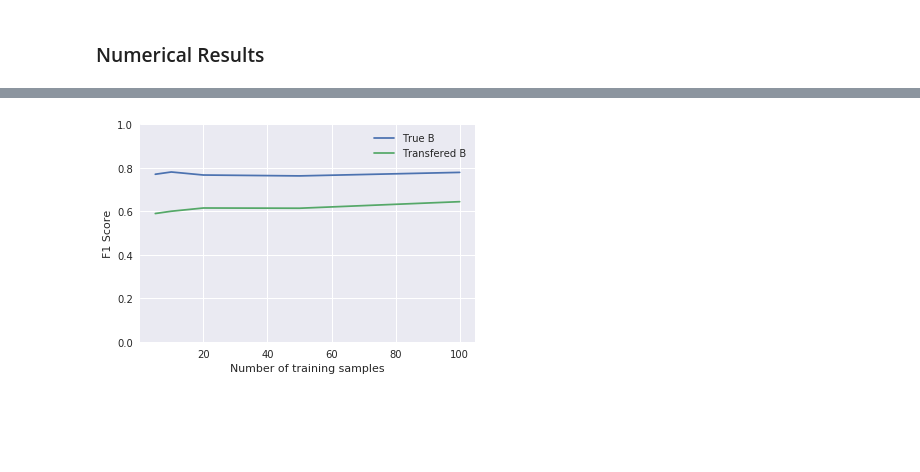
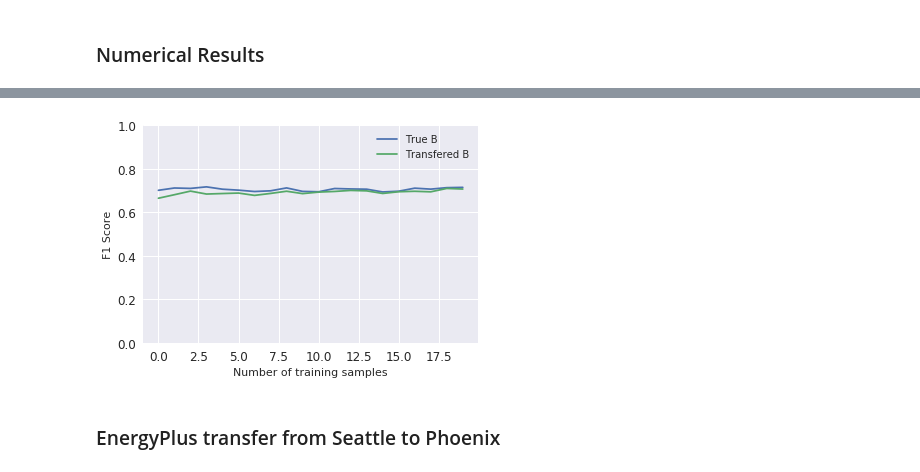
Before and after one commit to cpatdowling/building_transfer, a Jupyter notebook: notebooks/build_sys_2019_current.ipynb, the cells around one changed output, grey strips where cells are left out. Saved outputs shown, nothing was run; the diff lists cells and outputs as text; code cells hidden in the pictures; blank space fills up the shorter version.

```diff
--- a/notebooks/build_sys_2019_current.ipynb
+++ b/notebooks/build_sys_2019_current.ipynb
@@ -51,11 +53,11 @@ from buildsys_funcs import *
 A = np.array([[0.9, 0.0],
               [0.0, -0.4]])
 
-lags = [5,10,20,50]
+lags = [5,10,20]
 MC = 100#500
 num_samps = 500
 
-num_samps_list = [0,5,10,20,50,100,250,500]
+num_samps_list = np.arange(0,20,1)#[0,5,10,20,50,100]
 # %%
 mc_output_by_lag = {}
 
@@ -155,0 +196,25 @@ NameError: name 'outputs' is not defined
+# %%
+X_range = np.arange(0.0,3.5,0.1)
+
+for i in range(len(lags)):
+    M = lags[i]
+    clf = None #clear previous model
+    clf = KernelRidge(kernel="rbf", gamma = 1, degree=7, alpha=0.01)
+    f1 = 2*((mc_output_by_lag[M][:,1]*mc_output_by_lag[M][:,2])/(mc_output_by_lag[M][:,1] + mc_output_by_lag[M][:,2]))
+    plt.scatter(mc_output_by_lag[M][:,0], f1, marker="o", color=colors[i], s=10)
+    clf.fit(mc_output_by_lag[M][:,0].reshape(-1, 1), f1)
+
+    r_curve = clf.predict(X_range.reshape(-1, 1))
+    r_curve[r_curve > 1] = 1
+
+    plt.plot(X_range, r_curve, color=colors[i], label="Lag: " + str(M), lw=2)
+
+#plt.title("F1 Score vs divergence of\n Monte Carlo realizations of B", fontsize=14)
+plt.xlabel("$||A - B||_{F}$", fontsize=14)
+plt.ylabel("F1 Score", fontsize=14)
+plt.xticks(fontsize=12)
+plt.yticks(fontsize=12)
+plt.legend(loc=4)
+plt.ylim(0,1.1)
+plt.xlim(0.0,3.5)
+plt.show()
@@ -157,7 +224,7 @@ NameError: name 'outputs' is not defined
 mc_output_by_lag_true = {}
 mc_output_by_lag_est = {}
 
-M = 20 #fixed lag
+M = 10 #fixed lag
 
 for N in num_samps_list:
     print("Number of training samples: ", N)
@@ -166,7 +233,7 @@ for N in num_samps_list:
     for j in range(MC):
         if j % 10 == 0:
             print("Matrix initialization round: ", j)
-        B = copy.copy(A) + 0.8*np.random.normal(size=A.shape) #shrink the changes to ensure span of B is closer to A
+        B = copy.copy(A) + np.random.normal(size=A.shape)
 
         #generate training set
         X_train = np.random.normal(size=(2,N))
@@ -189,7 +256,7 @@ for N in num_samps_list:
         if N == 0:
             B_hat = A
         else:
-            train_linear_state_estimation(net, params, X_train, X_val, Y_train, Y_val, epochs=1000, batch_size=int(N/5), verbose=False, validate=False)
+            train_linear_state_estimation(net, params, X_train, X_val, Y_train, Y_val, epochs=500, batch_size=N, verbose=False, validate=False)
             B_hat = net.l1.weight.data.numpy()
 
         mc_output_by_lag_true[N][j,0] = np.linalg.norm(C-B,'fro')
@@ -343,10 +463,14 @@ plt.show()
 # %%
 plt.plot(num_samps_list, 2*((np.asarray(prec_B_true)*np.asarray(rec_B_true))/(np.asarray(prec_B_true) + np.asarray(rec_B_true))), label="True B")
-plt.plot(num_samps_list, 2*((np.asarray(prec_B_est)*np.asarray(prec_B_est))/(np.asarray(prec_B_est) + np.asarray(prec_B_est))), label="Transfered B")
+plt.plot(num_samps_list, 2*((np.asarray(prec_B_est)*np.asarray(rec_B_est))/(np.asarray(prec_B_est) + np.asarray(rec_B_est))), label="Transfered B")
 plt.legend()
 plt.xlabel("Number of training samples")
 plt.ylabel("F1 Score")
+plt.xticks(fontsize=12)
+plt.yticks(fontsize=12)
 plt.ylim(0,1)
 plt.show()
 # %% [output]
-[figure, old version]
+[figure, new version]
+# %% [markdown]
+### EnergyPlus transfer from Seattle to Phoenix
```
Also changed, not shown: parts of 32 cells of this notebook, 4 other files.
